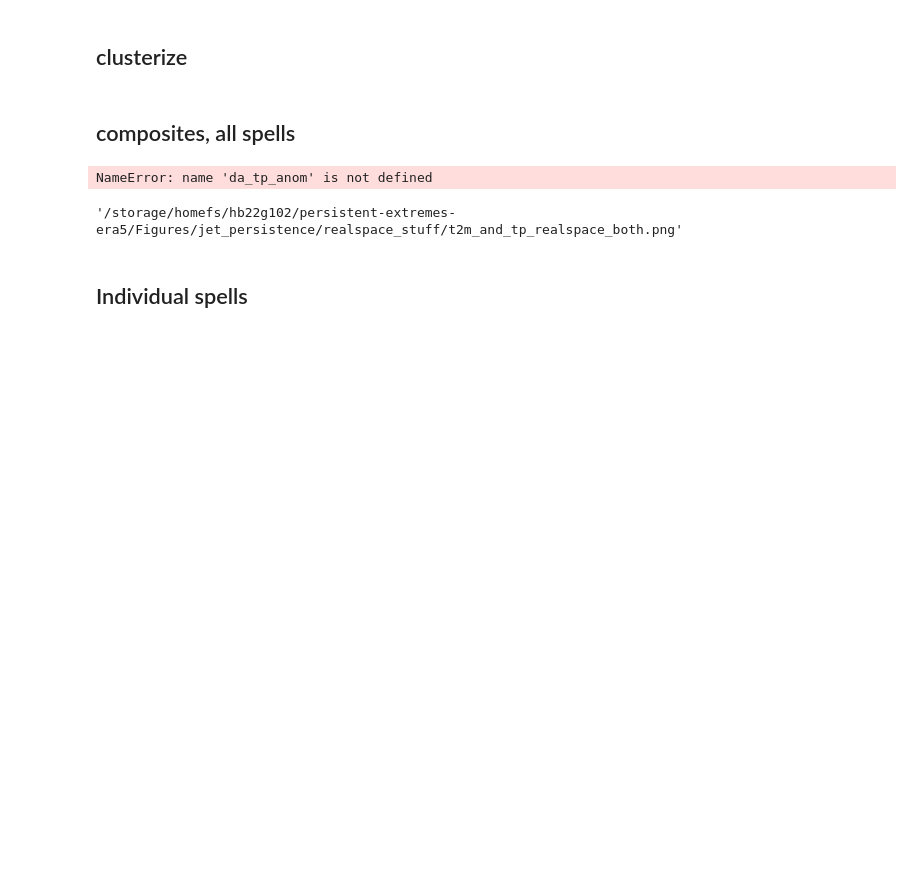
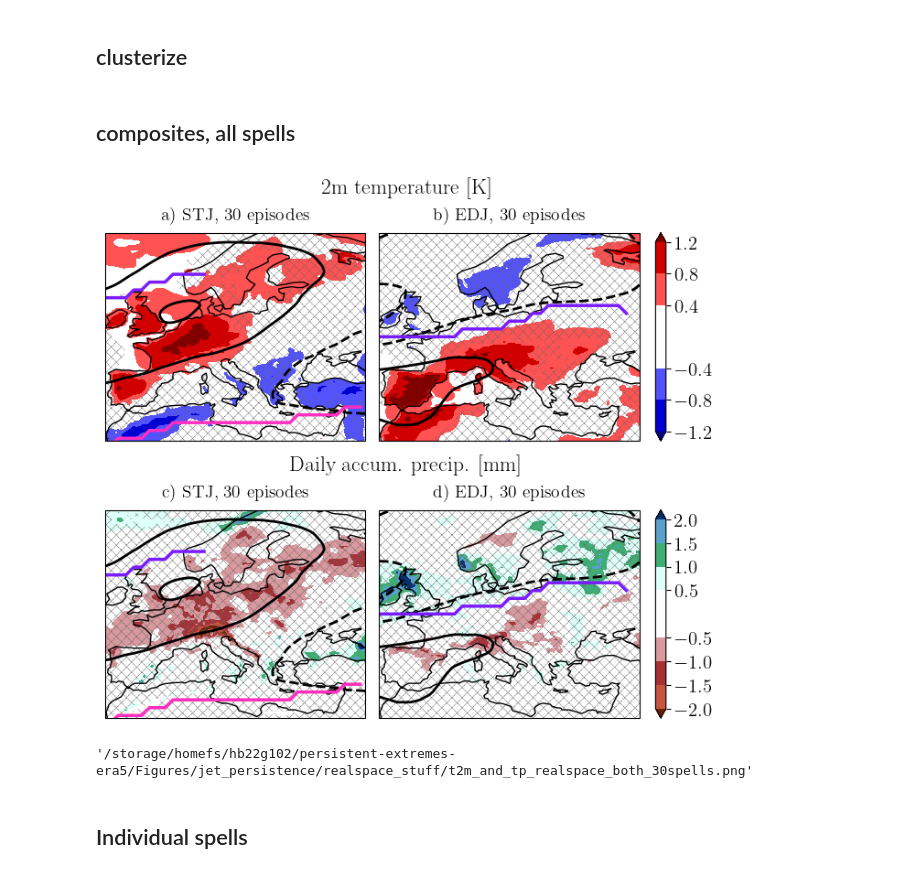
Before and after one commit to hbanderier/persistent-extremes-era5, a Jupyter notebook: Persistence/persistent_jets_v2.ipynb, the cells around one changed output. Cells and saved outputs as stored; diff of their text form; code cells hidden in the pictures; blank space fills up the shorter version.

```diff
--- a/Persistence/persistent_jets_v2.ipynb
+++ b/Persistence/persistent_jets_v2.ipynb
@@ -57,8 +57,8 @@ exp = JetFindingExperiment(dh)
 ds = exp.ds
 all_jets_one_df = exp.find_jets(force=False, base_s_thresh=0.55, hole_size=6)
 all_jets_one_df = exp.categorize_jets(None, ["s", "theta"], force=False, n_init=10, init_params="k-means++", mode="week").cast({"time": pl.Datetime("ms")})
+props_uncat = exp.props_as_df(False).cast({"time": pl.Datetime("ms")})
 
-props_uncat = exp.props_as_df(False).cast({"time": pl.Datetime("ms")})
 props_as_df = average_jet_categories(props_uncat, polar_cutoff=0.5)
 
 props_summer = summer_filter.join(props_as_df, on="time")
@@ -80,6 +80,7 @@ else:
     cross_catd = track_jets(phat_jets_catd)
     cross_catd.write_parquet(cross_catd_ofile)
 
-spells_list = spells_from_cross_catd(cross_catd, season=summer, base_q=0.7, n_STJ=30, n_EDJ=30, minlen=datetime.timedelta(days=5), smooth=datetime.timedelta(days=1))
+pers = pers_from_cross_catd(cross_catd)
+spells_list = spells_from_cross_catd_simple(cross_catd, season=summer, q_STJ=0.705, q_EDJ=0.836, minlen=datetime.timedelta(days=5), smooth=datetime.timedelta(hours=24), fill_holes=datetime.timedelta(hours=18))
 
-# daily_spells_list = {a: make_daily(b, "spell", ["len", "spell_of"]) for a, b in spells_list.items()}
+daily_spells_list = {a: make_daily(b, "spell", ["len", "spell_of"]) for a, b in spells_list.items()}
@@ -1020,14 +483,25 @@ plt.rc("axes", titlesize=14)
 da_contour = da_z500_anom.sel(time=(da_z500_anom.time.dt.hour == 0) & (da_z500_anom.time.dt.year>=1959), lon=slice(-10, 40), lat=slice(30, 70))
 da_1 = da_T_anom.copy().sel(lon=slice(-10, 40), lat=slice(30, 70))
 cbar_kwargs = {"shrink": 1.0, "fraction": 0.11, "pad": 0.03}
-plot_kwargs_1 = {"cmap": colormaps.BlWhRe, "levels": [-1.2, -0.8, -.4, .4, 0.8, 1.2], "transparify": 1, "hatch": "....", "cbar_kwargs": cbar_kwargs}
+plot_kwargs_1 = {
+    "cmap": colormaps.BlWhRe,
+    "levels": [-1.2, -0.8, -.4, .4, 0.8, 1.2],
+    "transparify": 1,
+    "cbar_kwargs": cbar_kwargs
+}
 da_2 = da_tp_anom.copy().sel(lon=slice(-10, 40), lat=slice(30, 70)) * 1000
 plot_kwargs_2 = {
     "cmap": colormaps.precip4_diff_19lev,
     "levels": np.linspace(-2, 2, 9).tolist(),
     "transparify": 0,
-    "hatch": "....",
     "cbar_kwargs": cbar_kwargs,
+}
+stippling_kwargs = {
+    "FDR": True,
+    "invert": True,
+    "linewidth": 0.3,
+    "color": "dimgrey",
+    "hatch": "xxxx",
 }
 nrow, ncol = 1, 2
 days_around = 3
@@ -1038,39 +512,39 @@ bigfig = plt.figure(figsize=(6.8, 6), constrained_layout=True)
 subfigs = bigfig.subfigures(2, 1)
 for da, plot_kwargs, fig in zip([da_1, da_2], [plot_kwargs_1, plot_kwargs_2], subfigs):
     clu = Clusterplot(nrow, ncol, get_region(da), fig=fig)
     mask = np.zeros((len(da.time), len(spells_list)), dtype=bool)
     titles = []
     for j, jet in enumerate(spells_list):
         spells_from_jet_daily = subset_around_onset(daily_spells_list[jet], around_onset=datetime.timedelta(days=days_around))
         letter = ascii_lowercase[j % len(ascii_lowercase) + len(clu.axes) * int(da.name == "tp")]
         mask[:, j] = np.isin(
             da.time.values,
             spells_from_jet_daily["time"]
         )
         n_spells = spells_from_jet_daily["spell"].n_unique()
         titles.append(f"{letter}) {jet[:3]}, {n_spells} episodes")
-    _ = clu.add_any_contour_from_mask(da, mask, type="contourf", stippling=True, titles=titles, **plot_kwargs)
-    _ = clu.add_any_contour_from_mask(da_contour, mask, type="contour", levels=[-60, -20, 20, 60], linewidths=2., clabels=True)
+    _ = clu.add_any_contour_from_mask(da, mask, type="contourf", stippling=True, titles=titles, stippling_kwargs=stippling_kwargs, **plot_kwargs)
+    _ = clu.add_any_contour_from_mask(da_contour, mask, type="contour", levels=[-60, -20, 20, 60], linewidths=2., clabels=False)
     fig.suptitle(long_names[da.name])
 
 masked_da = []
 time_name = "time"
 reduction_function = np.nanmean
 for mas in mask.T:
     masked_da.append(ds.sel(time=(ds.time.dt.month.isin([6, 7, 8, 9])) & (ds.time.dt.hour == 0)).isel({time_name: mas}).reduce(reduction_function, dim=time_name))
 masked_da = xr.concat(masked_da, dim="relative_index")
 jets_on_mean = find_all_jets(masked_da)
 for fig in subfigs:
     for ax, (_, jets) in zip(fig.axes, jets_on_mean.group_by("relative_index")):
         if not isinstance(ax, GeoAxes):
             continue
         for _, jet_ in jets.group_by("jet ID"):
             lo, la = jet_[["lon", "lat"]]
-            ax.plot(lo - clu.central_longitude, la, lw=2.5, color=COLORS[1])
-# bigfig.savefig(f"{FIGURES}/jet_persistence/realspace_stuff/t2m_and_tp_realspace_both_30spells.png")
+            if la.mean() > 40:
+                color = COLORS[1]
+            else:
+                color = COLORS[2]
+            ax.plot(lo - clu.central_longitude, la, lw=2.5, color=color)
+bigfig.savefig(f"{FIGURES}/jet_persistence/realspace_stuff/t2m_and_tp_realspace_both_30spells.png")
 # %% [output]
-NameError: name 'da_tp_anom' is not defined
+[figure, added]
-# %%
-f"{FIGURES}/jet_persistence/realspace_stuff/t2m_and_tp_realspace_both.png"
-# %% [output]
-'/storage/homefs/hb22g102/persistent-extremes-era5/Figures/jet_persistence/realspace_stuff/t2m_and_tp_realspace_both.png'
@@ -1279,3 +551,7 @@ for jet in spells_list:
+# %%
+f"{FIGURES}/jet_persistence/realspace_stuff/t2m_and_tp_realspace_both_30spells.png"
+# %% [output]
+'/storage/homefs/hb22g102/persistent-extremes-era5/Figures/jet_persistence/realspace_stuff/t2m_and_tp_realspace_both_30spells.png'
 # %% [markdown]
 ## Individual spells
 # %% [markdown]
```
Also changed, not shown: parts of 26 cells of this notebook, 5 other files.
